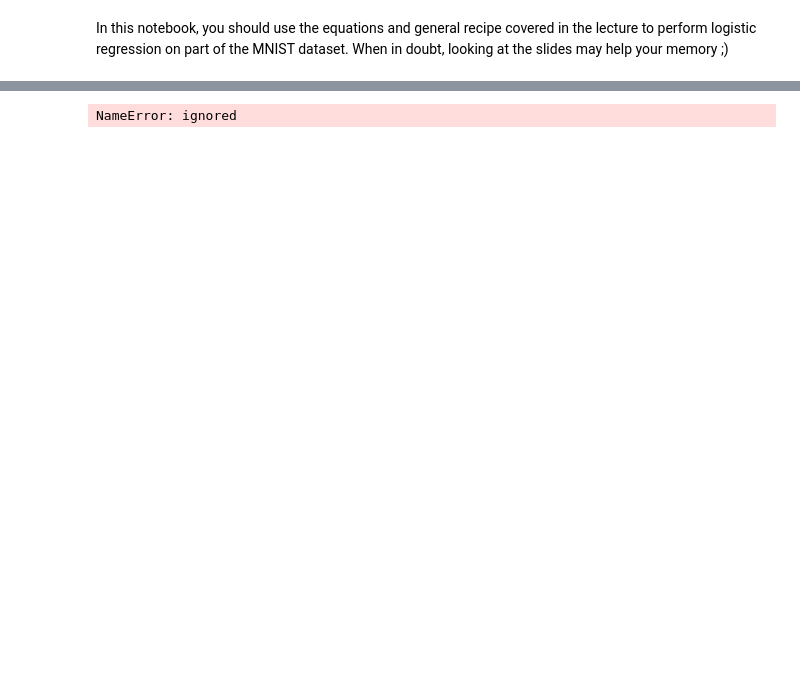
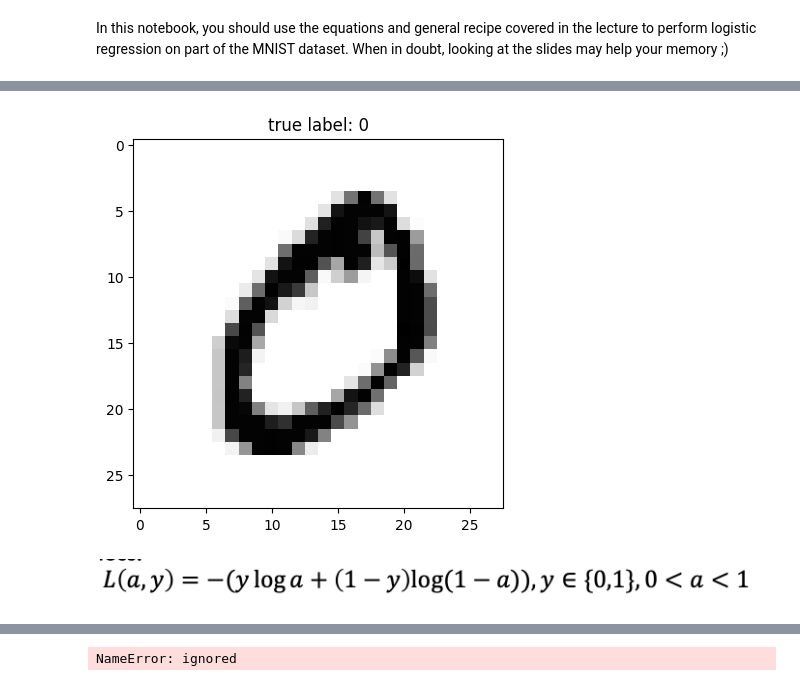
Before and after one commit to asta1019/AU-Studiegruppe, a Jupyter notebook: 5.semetser/Deep Learning/w1_logistic_regression_student.ipynb, the cells around one changed output, grey strips where cells are left out. Cells and saved outputs as stored; diff of their text form; code cells hidden in the pictures; blank space fills up the shorter version.

```diff
--- a/5.semetser/Deep Learning/w1_logistic_regression_student.ipynb
+++ b/5.semetser/Deep Learning/w1_logistic_regression_student.ipynb
@@ -31,7 +29,12 @@ ModuleNotFoundError: No module named 'mlxtend'
 # %%
 #inspect data
 
 #(plot digit)
+plot_digit(X, y, 0)
+# %% [output]
+[figure, added]
+# %% [markdown]
+![Screenshot 2025-09-02 at 12.40.19.png](<attachment:Screenshot 2025-09-02 at 12.40.19.png>)
 # %%
 # create a (binary cross entropy) loss function as discussed in the slides:
 def avrLoss(y,a):           #page59 in week1's slides     Binary cross-entropy function
```
Also changed, not shown: parts of 6 cells of this notebook.
